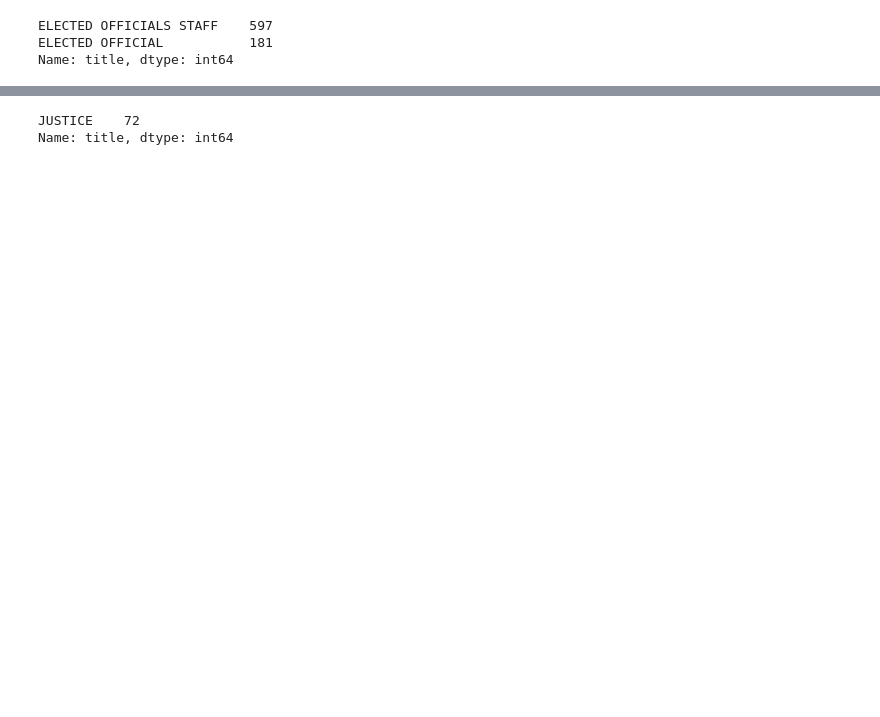
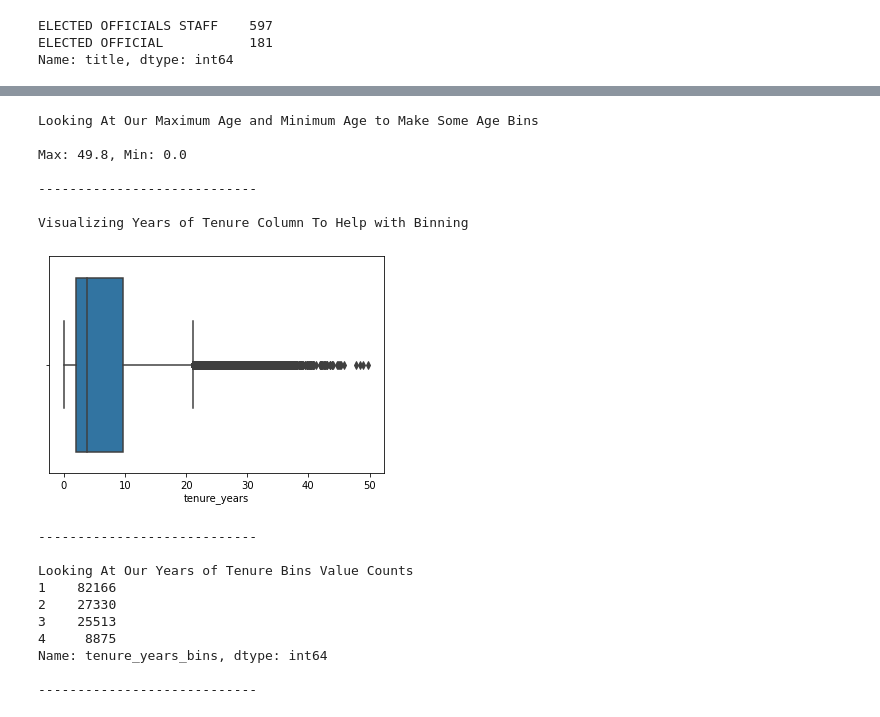
Before and after one commit to Texas-Government-Employee-Salaries/Predicting-Salaries, a Jupyter notebook: desiree_initial.ipynb, the cells around one changed output, grey strips where cells are left out. Saved outputs shown, nothing was run; the diff lists cells and outputs as text; code cells hidden in the pictures; blank space fills up the shorter version.

```diff
--- a/desiree_initial.ipynb
+++ b/desiree_initial.ipynb
@@ -270,5 +216,21 @@ df[df.title.str.contains('JUSTICE')]
-# %%
-df[df.title == 'JUSTICE'].title.value_counts()
-# %% [output]
-JUSTICE    72
-Name: title, dtype: int64
+# %%
+df = p.make_bins_and_feats(df)
+# %% [output]
+Looking At Our Maximum Age and Minimum Age to Make Some Age Bins
+
+Max: 49.8, Min: 0.0
+
+----------------------------
+
+Visualizing Years of Tenure Column To Help with Binning
+[figure, added]
+----------------------------
+
+Looking At Our Years of Tenure Bins Value Counts
+1    82166
+2    27330
+3    25513
+4     8875
+Name: tenure_years_bins, dtype: int64
+
+----------------------------
```
Also changed, not shown: parts of 12 cells of this notebook.
